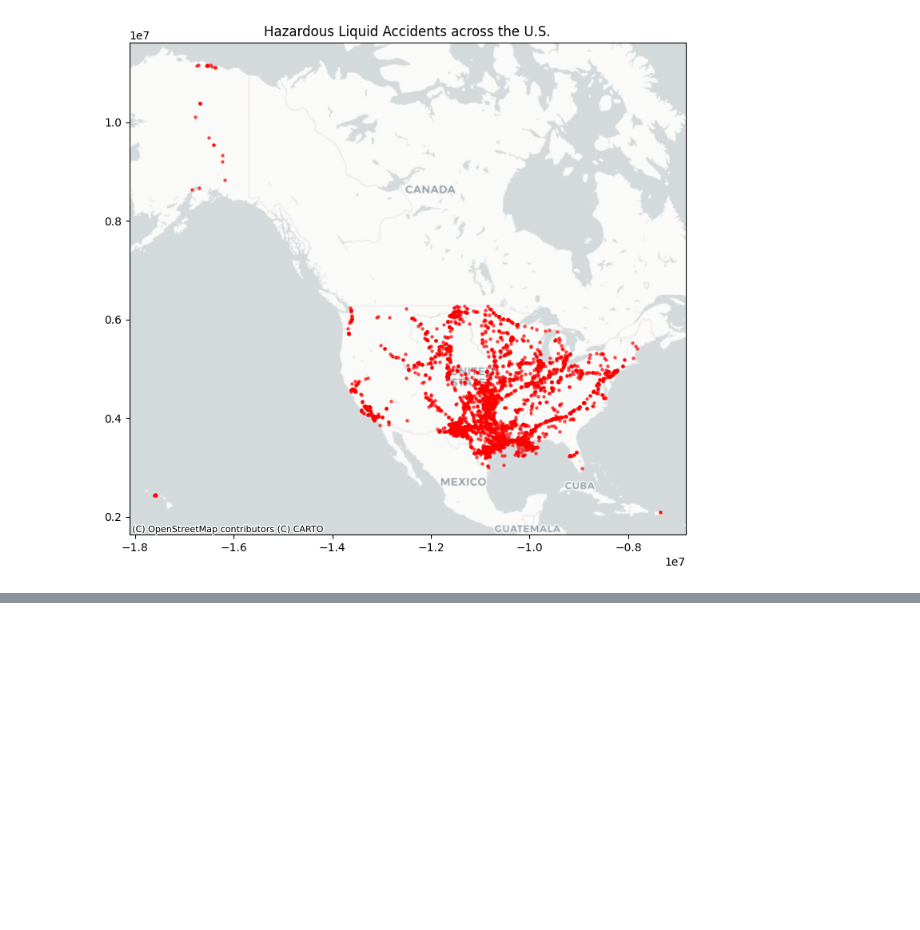
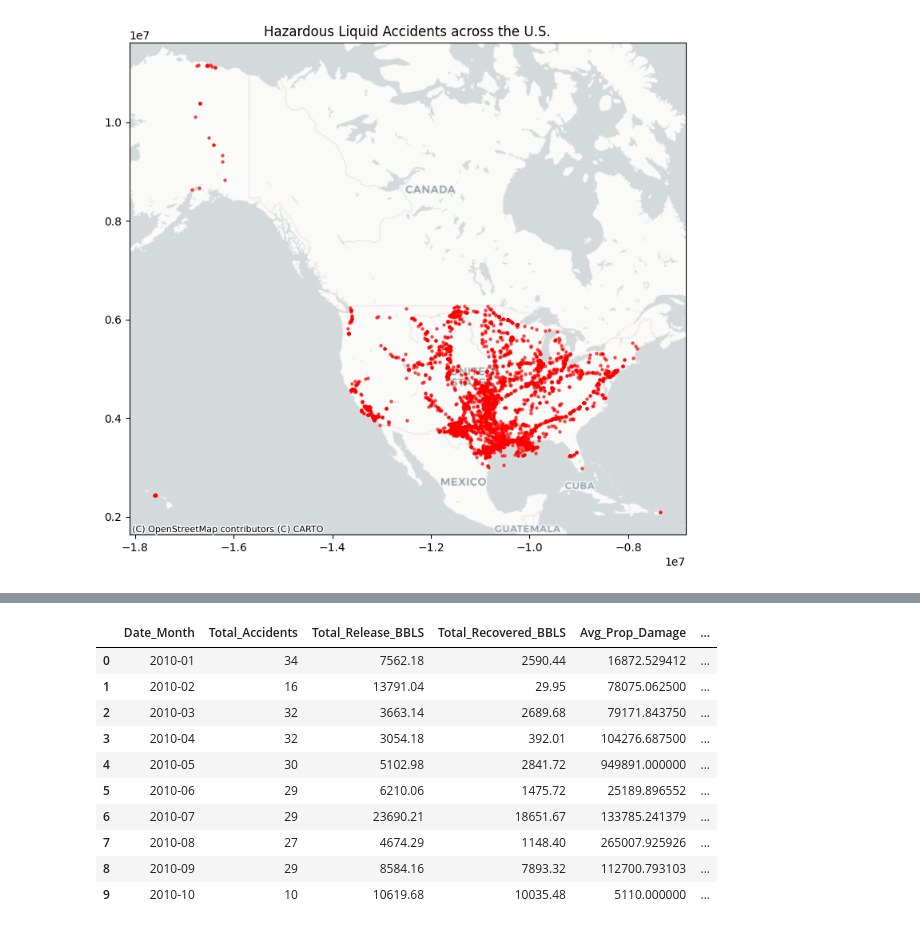
Before and after one commit to btokoli/Forecasting-Refinery-Throughput-Disruptions-via-Midstream-Pipeline-Incident-Analysis, a Jupyter notebook: notebooks/EDA_cleaning.ipynb, the cells around one changed output, grey strips where cells are left out. Drawn from its saved outputs; the diff is of its cells as text; code cells hidden in the pictures; blank space fills up the shorter version.

```diff
--- a/notebooks/EDA_cleaning.ipynb
+++ b/notebooks/EDA_cleaning.ipynb
@@ -495,27 +490,0 @@ object
-# %%
-accidents['LOCAL_DATETIME'] = pd.to_datetime(accidents['LOCAL_DATETIME'])
-accidents["Date_Month"]= accidents["LOCAL_DATETIME"].dt.to_period('M')
-
-monthly_accidents = (
-    accidents.groupby('Date_Month', as_index=False)
-    .agg({
-        'LOCAL_DATETIME': 'count',            # Number of accidents
-        'UNINTENTIONAL_RELEASE_BBLS': 'sum',  # Total volume spilled
-        'RECOVERED_BBLS': 'sum',              # Total volume recovered
-        'EST_COST_PROP_DAMAGE': 'mean',       # Average property damage
-        'EST_COST_ENVIRONMENTAL': 'mean',     # Average environmental cost
-        'FATALITY_IND': 'sum',                # Total fatalities
-        'INJURY_IND': 'sum'                   # Total injuries
-    })
-)
-
-# Renaming columns for clarity
-monthly_accidents.rename(columns={
-    'LOCAL_DATETIME': 'Total_Accidents',
-    'UNINTENTIONAL_RELEASE_BBLS': 'Total_Release_BBLS',
-    'RECOVERED_BBLS': 'Total_Recovered_BBLS',
-    'EST_COST_PROP_DAMAGE': 'Avg_Prop_Damage',
-    'EST_COST_ENVIRONMENTAL': 'Avg_Env_Damage',
-    'FATALITY_IND': 'Total_Fatalities',
-    'INJURY_IND': 'Total_Injuries'
-}, inplace=True)
@@ -530,0 +556,14 @@ monthly_accidents.head()
+# %%
+cleaned_data.head(10)
+# %% [output]
+|  | Date_Month | Total_Accidents | Total_Release_BBLS | Total_Recovered_BBLS | Avg_Prop_Damage | ... |
+| 0 | 2010-01 | 34 | 7562.18 | 2590.44 | 16872.529412 | ... |
+| 1 | 2010-02 | 16 | 13791.04 | 29.95 | 78075.062500 | ... |
+| 2 | 2010-03 | 32 | 3663.14 | 2689.68 | 79171.843750 | ... |
+| 3 | 2010-04 | 32 | 3054.18 | 392.01 | 104276.687500 | ... |
+| 4 | 2010-05 | 30 | 5102.98 | 2841.72 | 949891.000000 | ... |
+| 5 | 2010-06 | 29 | 6210.06 | 1475.72 | 25189.896552 | ... |
+| 6 | 2010-07 | 29 | 23690.21 | 18651.67 | 133785.241379 | ... |
+| 7 | 2010-08 | 27 | 4674.29 | 1148.40 | 265007.925926 | ... |
+| 8 | 2010-09 | 29 | 8584.16 | 7893.32 | 112700.793103 | ... |
+| 9 | 2010-10 | 10 | 10619.68 | 10035.48 | 5110.000000 | ... |
```
Also changed, not shown: parts of 9 cells of this notebook, 2 other files.
